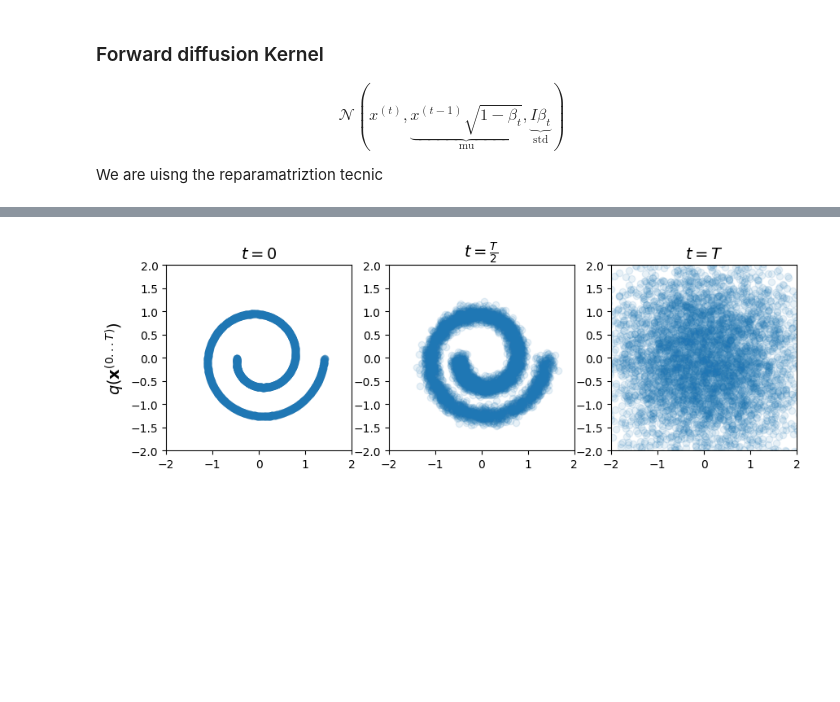
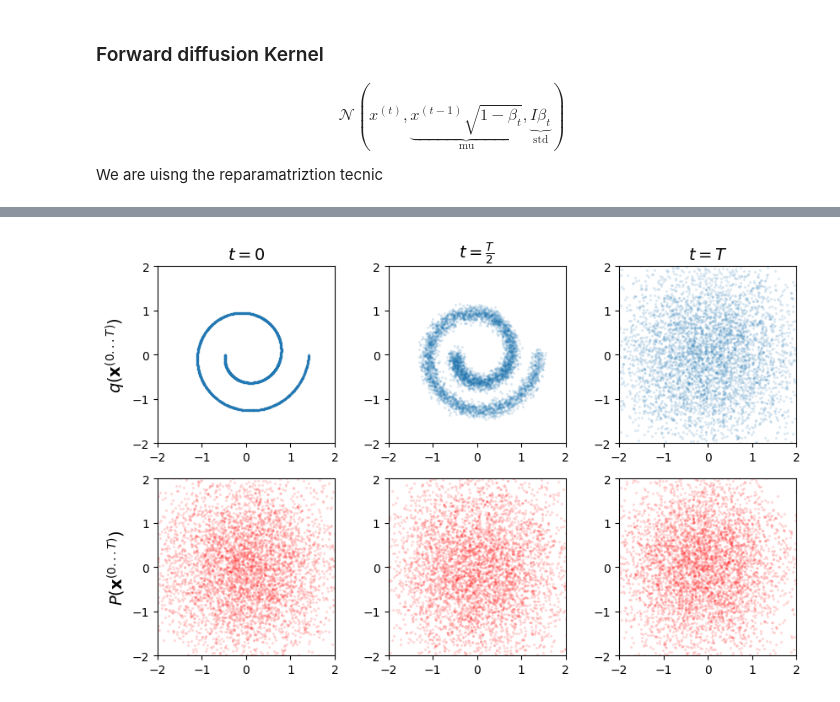
Before and after one commit to shrimansoft/diffusion-with-pytorch, a Jupyter notebook: diffusion_with_pytorch/main.ipynb, the cells around one changed output, grey strips where cells are left out. Cells and saved outputs as stored; diff of their text form; code cells hidden in the pictures; blank space fills up the shorter version.

Commit message:
the code and make a nice visualization.

```diff
--- a/diffusion_with_pytorch/main.ipynb
+++ b/diffusion_with_pytorch/main.ipynb
@@ -95,12 +98,13 @@ We are uisng the reparamatriztion tecnic
 # %%
 class DiffusionModule():
 
-    def __init__(self,T, model: nn.Module):
+    def __init__(self,T, model: nn.Module,dim = 2):
         self.betas = torch.sigmoid(torch.linspace(-18,10,T)) * (3e-1 - 1e-5) + 1e-5
         self.alphas = 1 - self.betas
         self.alphas_bar = torch.cumprod(self.alphas,0)
         self.T = T
         self.model = model
+        self.dim = dim
 
     def forward_porcess(self,x0, t):
         """
@@ -124,8 +128,18 @@ class DiffusionModule():
         assert t <= self.T, 't should be less then or equl to self.T'
 
         t = t - 1 # becouse we are starting indexing at 0
+        mu, std = self.model(xt, t)
+        epsilon =  torch.randn_like(xt)
+        return mu + torch.randn_like(xt) * std
 
-        mu, std = self.model(xt, t)
-        epsilon =  torch.randn_like(x0)
+    def sample(self,batch_size):
 
-        return mu + torch.randn_like(x0) * std
+        noise = torch.randn((batch_size,self.dim))
+        x = noise
+
+        samples = [x]
+        for t in range(self.T, 0 , -1):
+            x = self.reverse_process(x,t)
+            samples.append(x)
+
+        return samples
@@ -132,4 +150,3 @@ class DiffusionModule():
 # %%
-x0 = sample_batch(1_000)
-model = DiffusionModule(40,model)
+model = DiffusionModule(40,mlp_model)
 xT = model.forward_porcess(x0,20)
@@ -142,21 +166,35 @@ tensor([0.7002, 0.6710], dtype=torch.float64)
 # %%
-fig = plt.figure(figsize = (10,3))
 fontsize = 14
+fig = plt.figure(figsize = (10,6))
+N = 5_000
+x0 = sample_batch(N)
+samples = model.sample(N)
+
 
 data = [x0, model.forward_porcess(x0,20),model.forward_porcess(x0,40)]
 for i in range(3):
-    plt.subplot(1,3,1+i)
-    plt.scatter(data[i][:,0].data.numpy(),data[i][:,1].data.numpy(),alpha=0.1)
+    plt.subplot(2,3,1+i)
+    plt.scatter(data[i][:,0].data.numpy(),data[i][:,1].data.numpy(),alpha=0.1,s=2)
     plt.xlim([-2,2])
     plt.ylim([-2,2])
     plt.gca().set_aspect('equal')
 
 
     if i == 0: plt.ylabel(r'$q(\mathbf{x}^{(0...T)})$',fontsize = fontsize)
     if i == 0: plt.title(r'$t=0$',fontsize = fontsize)
     if i == 1: plt.title(r'$t=\frac{T}{2}$',fontsize = fontsize)
     if i == 2: plt.title(r'$t=T$',fontsize = fontsize)
+time_step = [0,20,40]
+for i in range(3):
+    plt.subplot(2,3,4+i)
+    plt.scatter(samples[time_step[i]][:,0].data.numpy(),samples[time_step[i]][:,1].data.numpy(),alpha=0.1,c= 'r',s=2)
+    plt.xlim([-2,2])
+    plt.ylim([-2,2])
+    plt.gca().set_aspect('equal')
+
+
+    if i == 0: plt.ylabel(r'$P(\mathbf{x}^{(0...T)})$',fontsize = fontsize)
 # %% [output]
-[figure, old version]
+[figure, new version]
 # %%
 1. 1
```
Also changed, not shown: parts of 6 cells of this notebook.
